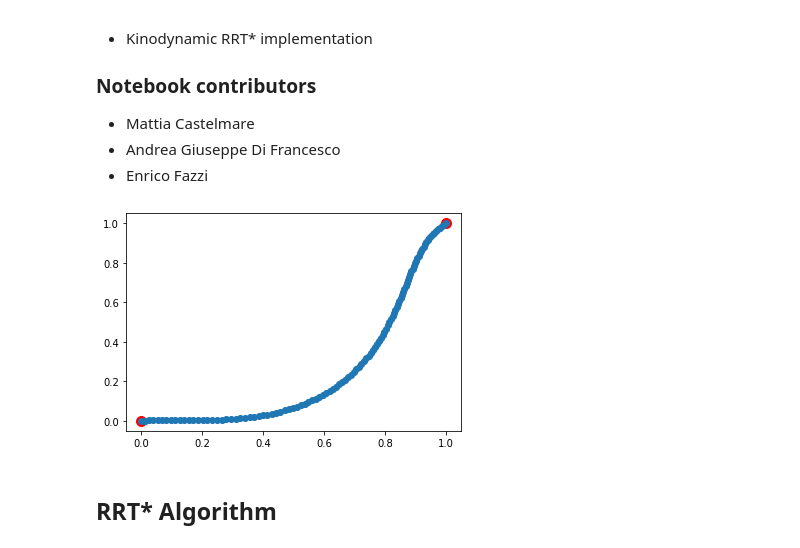
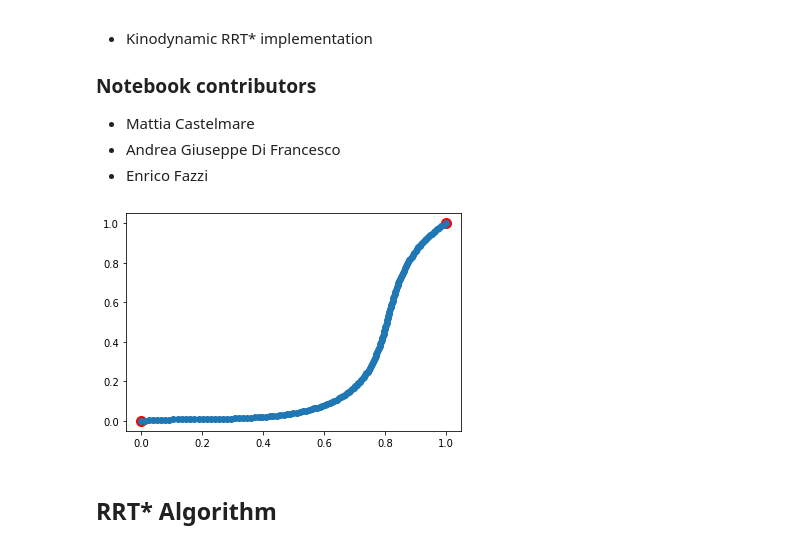
Before and after one commit to difra100/AMR_Testings, a Jupyter notebook: rrt_impl/kinodynamics.ipynb, the cells around one changed output. Cells and saved outputs as stored; diff of their text form; code cells hidden in the pictures.

Commit message:
updated jerk, state reconstruction implemented, but gain are not satisfying

```diff
--- a/rrt_impl/kinodynamics.ipynb
+++ b/rrt_impl/kinodynamics.ipynb
@@ -178,7 +181,7 @@ class KinoDynamicTrajectoryPlanner:
                         [math.cos(theta), math.sin(theta)]])
 
             R = np.array([[1000, 0],
-                        [0, 1000]])
+                        [0, 10000]])
 
 
         return A, B, R
@@ -327,35 +330,35 @@ X_f = 1
 Y_f = 1
 
 eta1_f = 0.1
 eta2_f = 0
 theta_f = math.atan2(Y_f - Y_i, X_f - X_i)
 xi_f = 0
 
 jerk = True
 
 if jerk:
 
     qi = np.array([[X_i], [Y_i], [theta_i], [eta1_i], [eta2_i], [xi_i]])
 
     qf = np.array([[X_f], [Y_f], [theta_f], [eta1_f], [eta2_f], [xi_f]])
 
 else:
 
     qi = np.array([[X_i], [Y_i], [theta_i], [eta1_i], [eta2_i]])
 
     qf = np.array([[X_f], [Y_f], [theta_f], [eta1_f], [eta2_f]])
 
-KD = KinoDynamicTrajectoryPlanner(qi, qf, jerk = True)
+KD = KinoDynamicTrajectoryPlanner(qi, qf, jerk = jerk)
 
 KD.plan_opt_traj()
 
 plt.scatter([X_i, X_f], [Y_i, Y_f], c = 'red', s = 100)
 plt.scatter([x[0] for x in KD.confs], [y[1] for y in KD.confs])
 
 
 plt.show()
 # %% [output]
-[figure, old version]
+[figure, new version]
 # %% [markdown]
 ## RRT* Algorithm
 # %%
```
Also changed, not shown: parts of 12 cells of this notebook, 2 other files.
